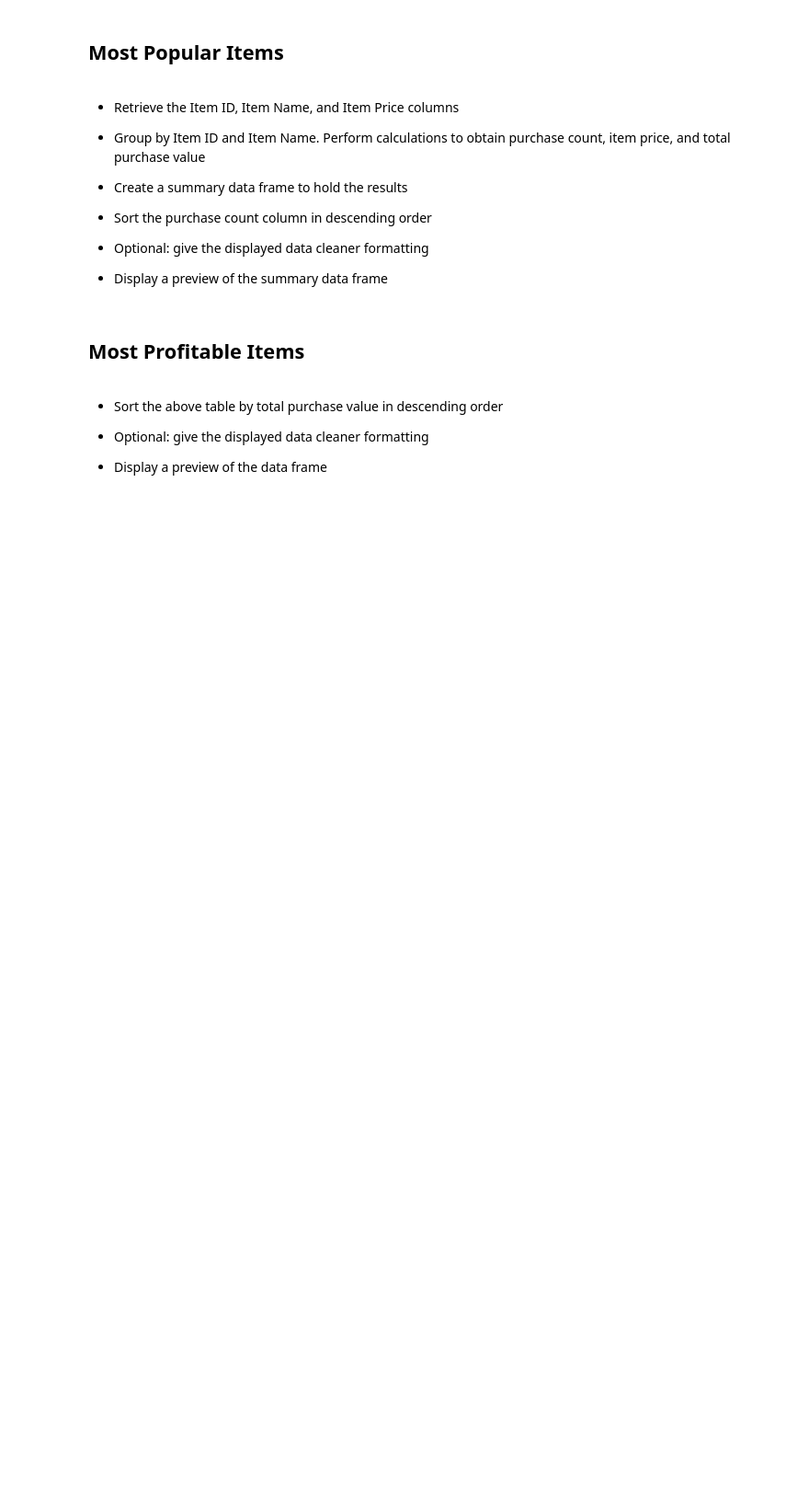
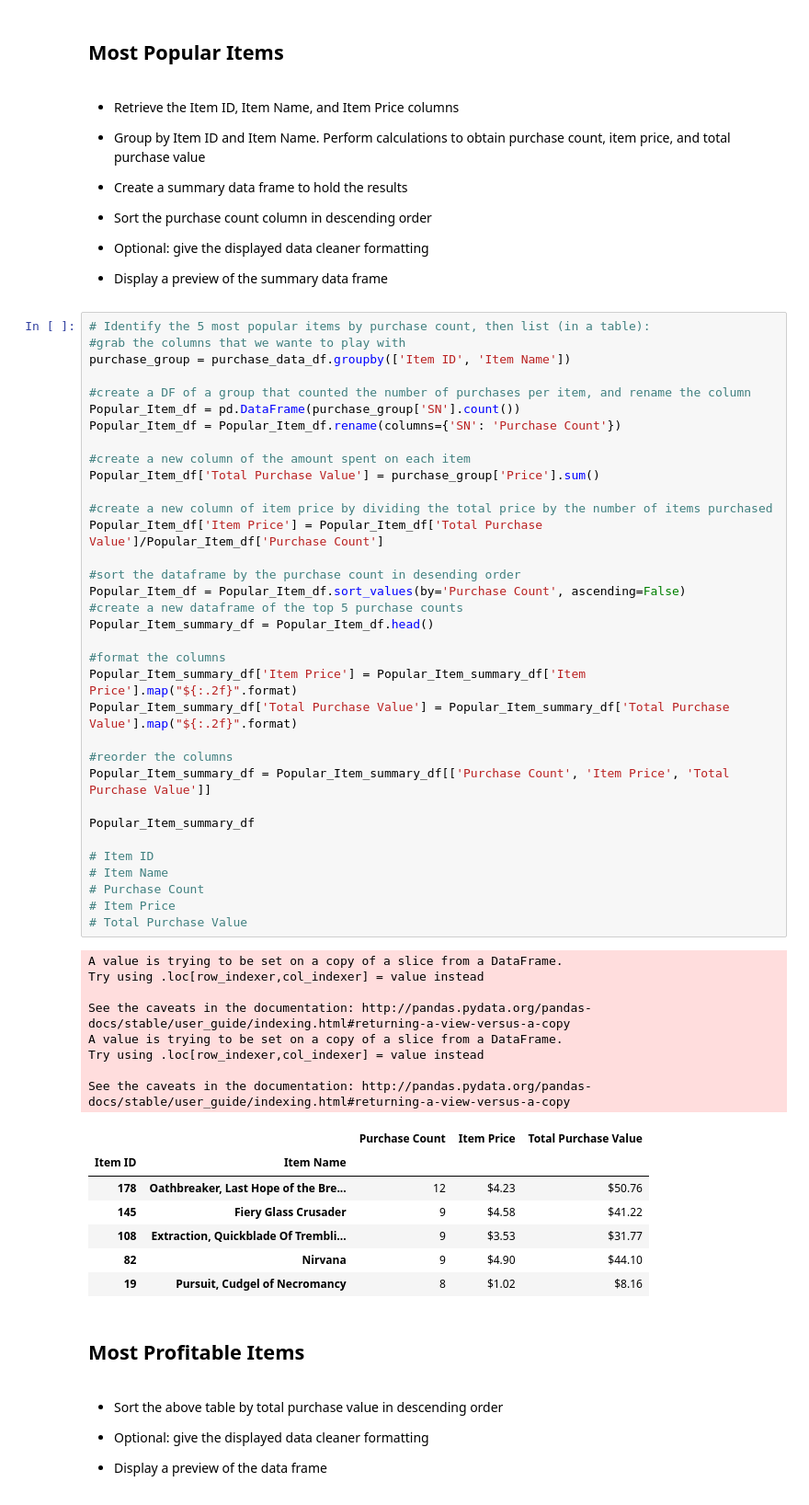
Before and after one commit to abbylemon/pandas-challenge, a Jupyter notebook: HeroesOfPymoli_ARL.ipynb, the cells around one changed output. Shown at 92% size. Saved outputs shown, nothing was run; the diff lists cells and outputs as text; blank space fills up the shorter version.

```diff
--- a/HeroesOfPymoli_ARL.ipynb
+++ b/HeroesOfPymoli_ARL.ipynb
@@ -190,6 +387,56 @@ genderanalysis_df
 
 
 * Display a preview of the summary data frame
+# %%
+# Identify the 5 most popular items by purchase count, then list (in a table):
+#grab the columns that we wante to play with
+purchase_group = purchase_data_df.groupby(['Item ID', 'Item Name'])
+
+#create a DF of a group that counted the number of purchases per item, and rename the column
+Popular_Item_df = pd.DataFrame(purchase_group['SN'].count())
+Popular_Item_df = Popular_Item_df.rename(columns={'SN': 'Purchase Count'})
+
+#create a new column of the amount spent on each item
+Popular_Item_df['Total Purchase Value'] = purchase_group['Price'].sum()
+
+#create a new column of item price by dividing the total price by the number of items purchased
+Popular_Item_df['Item Price'] = Popular_Item_df['Total Purchase Value']/Popular_Item_df['Purchase Count']
+
+#sort the dataframe by the purchase count in desending order
+Popular_Item_df = Popular_Item_df.sort_values(by='Purchase Count', ascending=False)
+#create a new dataframe of the top 5 purchase counts
+Popular_Item_summary_df = Popular_Item_df.head()
+
+#format the columns
+Popular_Item_summary_df['Item Price'] = Popular_Item_summary_df['Item Price'].map("${:.2f}".format)
+Popular_Item_summary_df['Total Purchase Value'] = Popular_Item_summary_df['Total Purchase Value'].map("${:.2f}".format)
+
+#reorder the columns
+Popular_Item_summary_df = Popular_Item_summary_df[['Purchase Count', 'Item Price', 'Total Purchase Value']]
+
+Popular_Item_summary_df
+
+# Item ID
+# Item Name
+# Purchase Count
+# Item Price
+# Total Purchase Value
+# %% [output]
+A value is trying to be set on a copy of a slice from a DataFrame.
+Try using .loc[row_indexer,col_indexer] = value instead
+
+See the caveats in the documentation: http://pandas.pydata.org/pandas-docs/stable/user_guide/indexing.html#returning-a-view-versus-a-copy
+A value is trying to be set on a copy of a slice from a DataFrame.
+Try using .loc[row_indexer,col_indexer] = value instead
+
+See the caveats in the documentation: http://pandas.pydata.org/pandas-docs/stable/user_guide/indexing.html#returning-a-view-versus-a-copy
+|  |  | Purchase Count | Item Price | Total Purchase Value |
+| Item ID | Item Name |  |  |  |
+| 178 | Oathbreaker, Last Hope of the Bre... | 12 | $4.23 | $50.76 |
+| 145 | Fiery Glass Crusader | 9 | $4.58 | $41.22 |
+| 108 | Extraction, Quickblade Of Trembli... | 9 | $3.53 | $31.77 |
+| 82 | Nirvana | 9 | $4.90 | $44.10 |
+| 19 | Pursuit, Cudgel of Necromancy | 8 | $1.02 | $8.16 |
 # %% [markdown]
 ## Most Profitable Items
 # %% [markdown]
```
Also changed, not shown: parts of 10 cells of this notebook.
